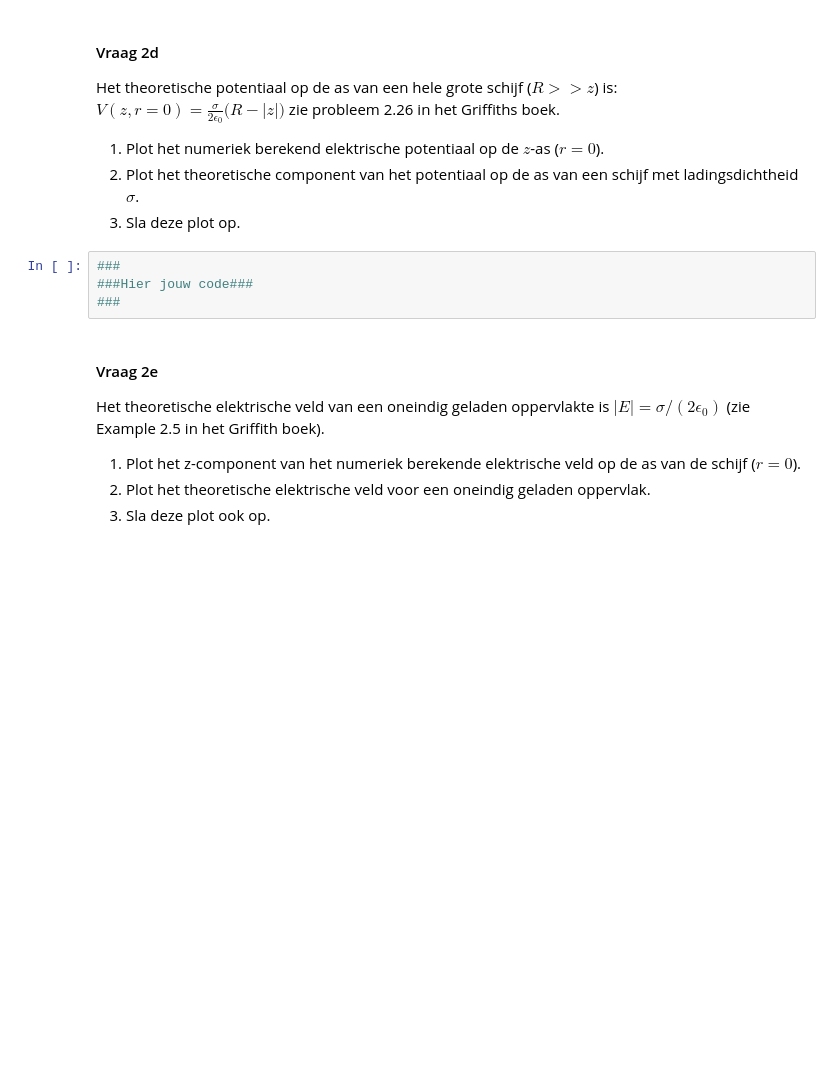
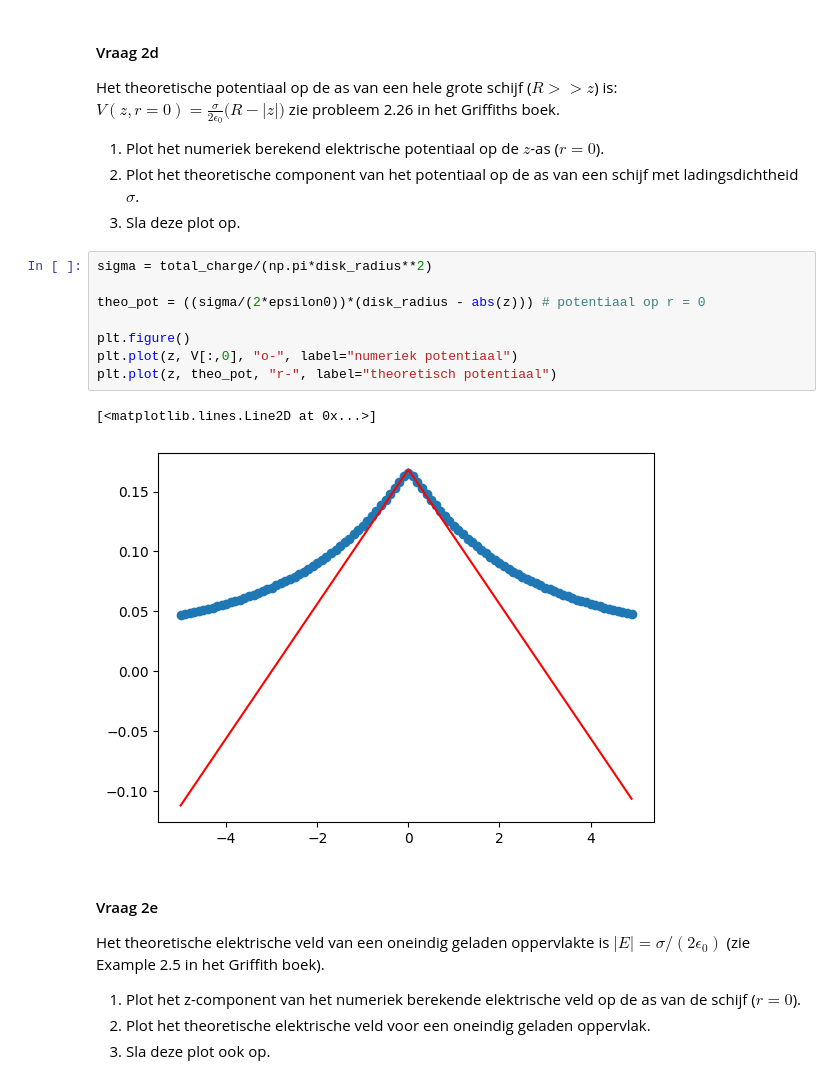
Before and after one commit to ErikvdBerkmortel/DEF-repository, a Jupyter notebook: DigitaleOntwerpopdrachten/1CondensatorOpdracht/CondensatorOntwerpopdracht.ipynb, the cells around one changed output. Saved outputs shown, nothing was run; the diff lists cells and outputs as text; blank space fills up the shorter version.

```diff
--- a/DigitaleOntwerpopdrachten/1CondensatorOpdracht/CondensatorOntwerpopdracht.ipynb
+++ b/DigitaleOntwerpopdrachten/1CondensatorOpdracht/CondensatorOntwerpopdracht.ipynb
@@ -236,9 +236,16 @@ zie probleem 2.26 in het Griffiths boek.
 2. Plot het theoretische component van het potentiaal op de as van een schijf met ladingsdichtheid $\sigma$.
 3. Sla deze plot op.
 # %%
-###
-###Hier jouw code###
-###
+sigma = total_charge/(np.pi*disk_radius**2)
+
+theo_pot = ((sigma/(2*epsilon0))*(disk_radius - abs(z))) # potentiaal op r = 0
+
+plt.figure()
+plt.plot(z, V[:,0], "o-", label="numeriek potentiaal")
+plt.plot(z, theo_pot, "r-", label="theoretisch potentiaal")
+# %% [output]
+[<matplotlib.lines.Line2D at 0x...>]
+[figure, added]
 # %% [markdown]
 #### Vraag 2e
 
```
Also changed, not shown: parts of 1 cell of this notebook, 2 other files.
